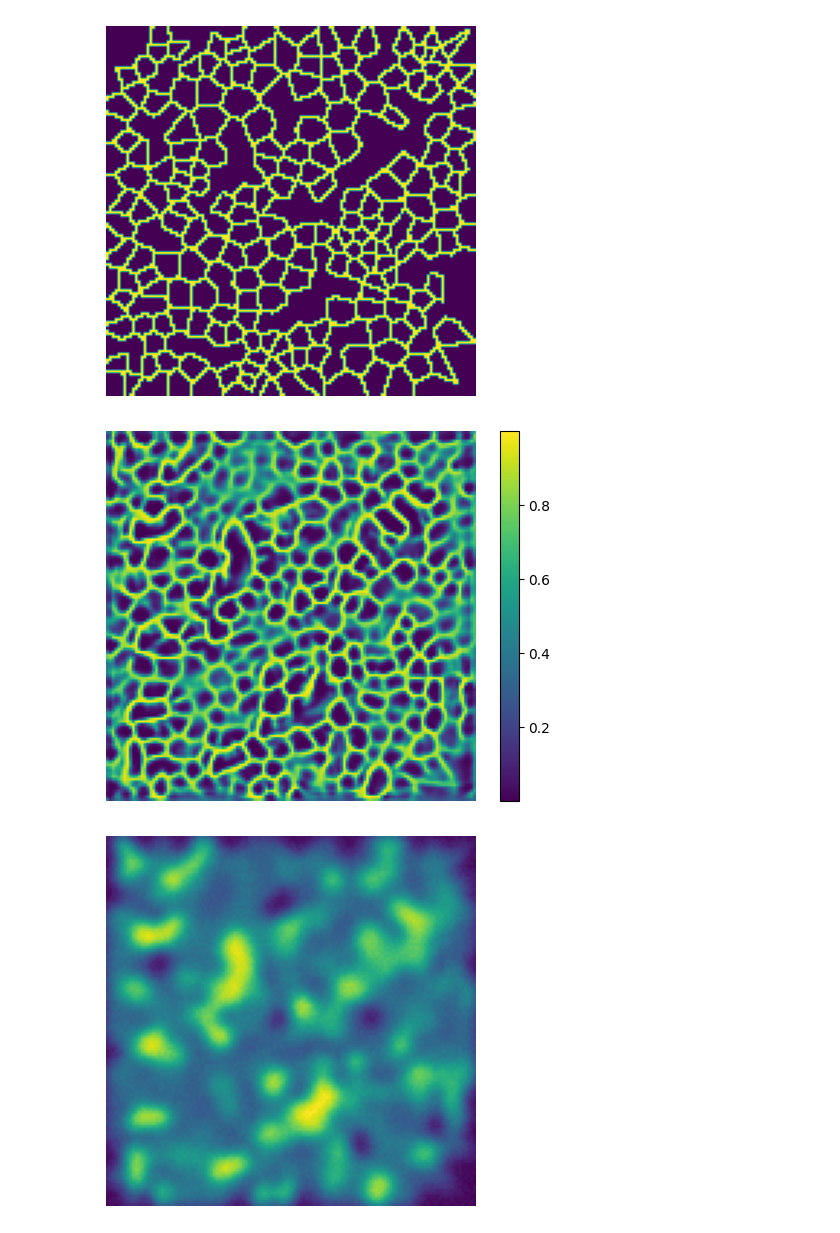
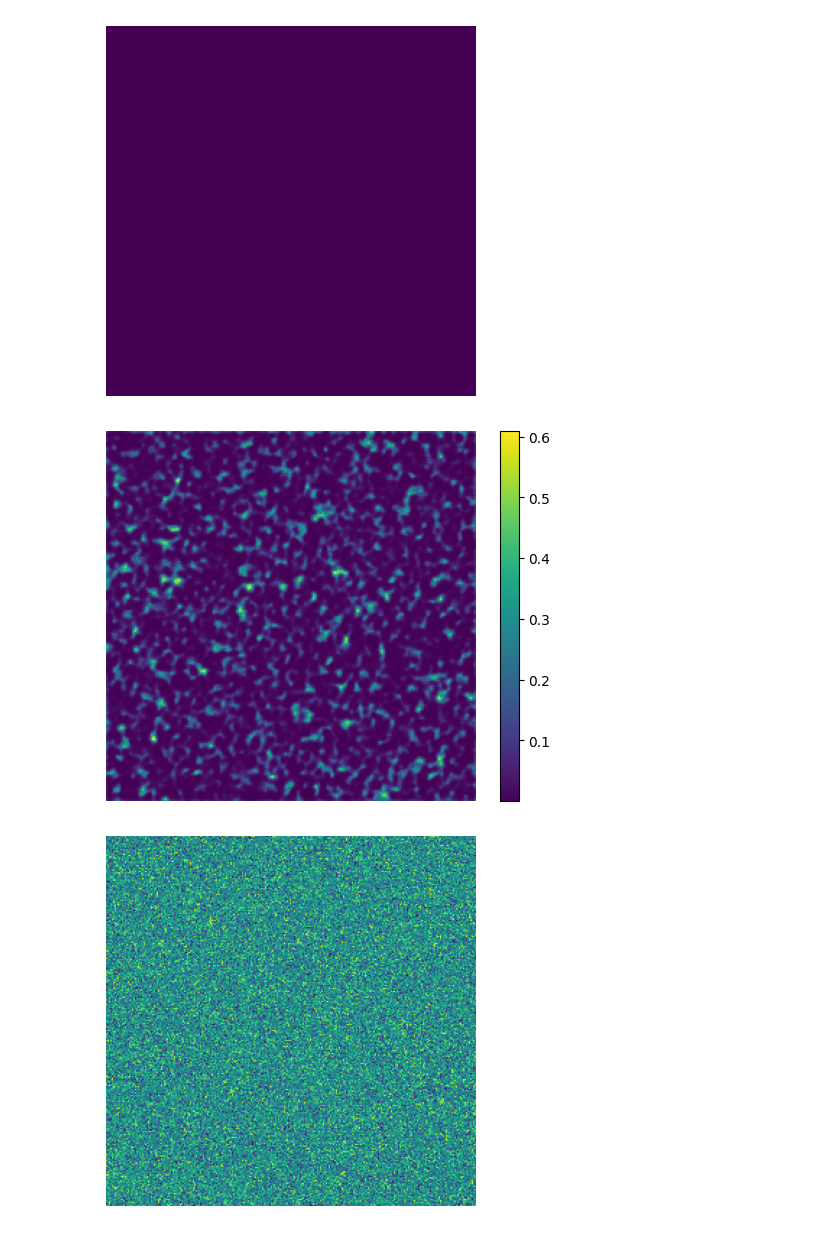
Before and after one commit to ArneVerheyden/CLIM-DL, a Jupyter notebook: model_test.ipynb, the cells around one changed output. Saved outputs shown, nothing was run; the diff lists cells and outputs as text; code cells hidden in the pictures.

```diff
--- a/model_test.ipynb
+++ b/model_test.ipynb
@@ -14,7 +14,7 @@ def set_seed(seed):
 
 ## Chose model
 model_class = PLSegmentationModel
-model_path = 'saved_models/default_model_v3.model'
+model_path = 'saved_models/default_model_v6_static_normintensity.model'
 
 ## Load model
 model = model_class.load(model_path)
@@ -84,9 +100,9 @@ def inference(model: torch.nn.Module, input: torch.Tensor, apply_transforms: boo
     if apply_transforms:
         f = transforms.Compose(
             [
-                # NormalizeIntensityTrace(),
+                NormalizeIntensityTrace(),
                 SkipFrames(skip=3),
-                ZScoreNorm(),
+                # ZScoreNorm(),
                 ]
         )
         input = f(input)
@@ -98,35 +114,47 @@ def inference(model: torch.nn.Module, input: torch.Tensor, apply_transforms: boo
 
         output = model.forward(input, inference=True)
 
         return output.squeeze(0).squeeze(0)
 
 
 import matplotlib.pyplot as plt
 # set_seed(43)
 
 dataset = get_training_data(20)
 # for _ in range(1000):
 #     for i in range(20):
 video, label = dataset.__getitem__(0)
+discrete_guassian_rand = generate_discrete_gaussian(video.numel(), num_steps=10, min_val=90, max_val=120).reshape(video.shape)
 
-output = inference(model, video).squeeze(0).squeeze(0)
+video = discrete_guassian_rand
+# static_grad = np.tile(static_grad, (video.shape[0] * 3, 1, 1))
+# video = torch.from_numpy(static_grad)
+# video += torch.rand_like(video) * video.max() * 0.00001
+
+output = inference(model, video, apply_transforms=True)
 
 plt.imshow(label)
 plt.axis('off')
 
 plt.subplots()
 
 plt.imshow(output)
 plt.axis('off')
 plt.colorbar()
 
 plt.subplots()
 
 plt.axis('off')
 plt.imshow(video[0])
 
-write_gif("test.gif", video, 20, overwrite=True)
+plt.subplots()
+plt.hist(video.flatten(), bins=800)
+plt.show()
+
+
+
+# write_gif("test.gif", video, 20, overwrite=True)
 # %% [output]
-[figure, old version]
+[figure, new version]
-[figure, old version]
+[figure, new version]
-[figure, old version]
+[figure, new version]
```
Also changed, not shown: parts of 10 cells of this notebook, 1 other file.
